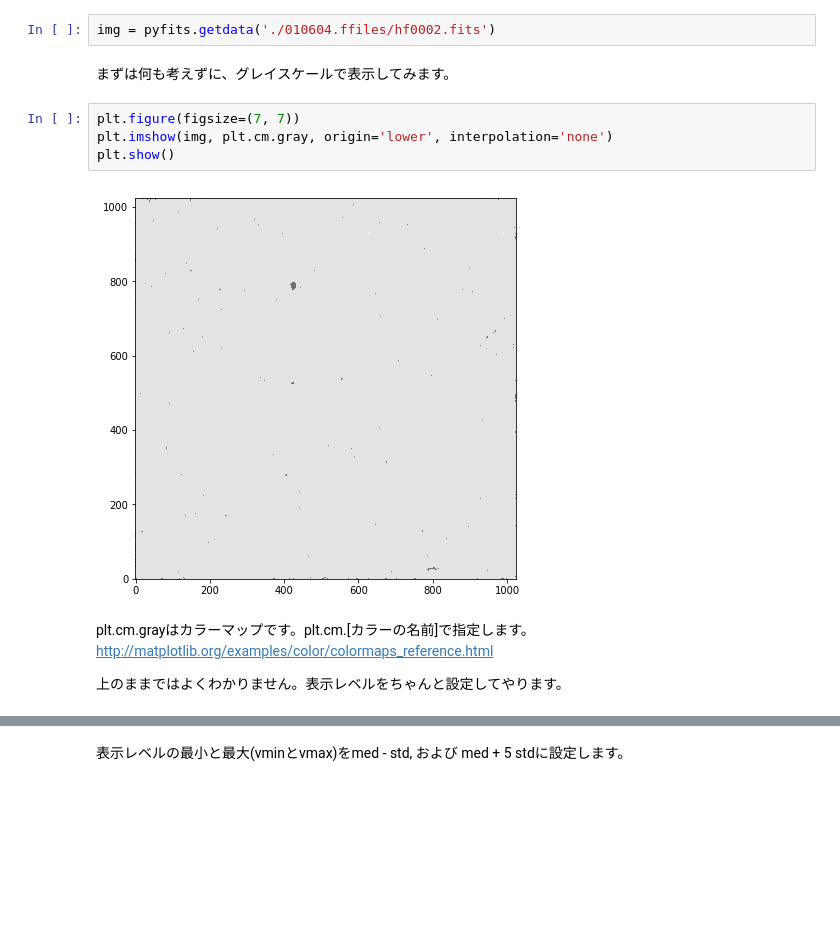
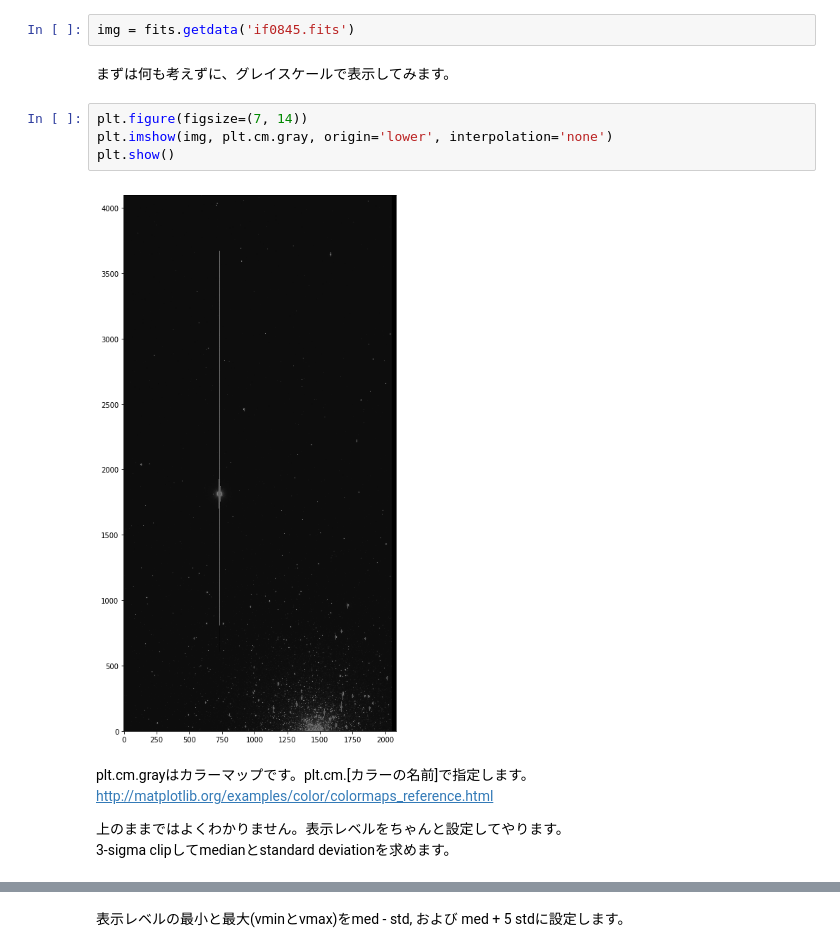
Before and after one commit to yas-nakajima/adc2017python, a Jupyter notebook: course4_matplotlib.ipynb, the cells around one changed output, grey strips where cells are left out. Cells and saved outputs as stored; diff of their text form; blank space fills up the shorter version.

```diff
--- a/course4_matplotlib.ipynb
+++ b/course4_matplotlib.ipynb
@@ -98,15 +98,16 @@ import pyfits
 # %%
-img = pyfits.getdata('./010604.ffiles/hf0002.fits')
+img = fits.getdata('if0845.fits')
 # %% [markdown]
 まずは何も考えずに、グレイスケールで表示してみます。
 # %%
-plt.figure(figsize=(7, 7))
+plt.figure(figsize=(7, 14))
 plt.imshow(img, plt.cm.gray, origin='lower', interpolation='none')
 plt.show()
 # %% [output]
-[figure, old version]
+[figure, new version]
 # %% [markdown]
 plt.cm.grayはカラーマップです。plt.cm.[カラーの名前]で指定します。
 http://matplotlib.org/examples/color/colormaps_reference.html
 
 上のままではよくわかりません。表示レベルをちゃんと設定してやります。
+3-sigma clipしてmedianとstandard deviationを求めます。
```
Also changed, not shown: parts of 20 cells of this notebook.
